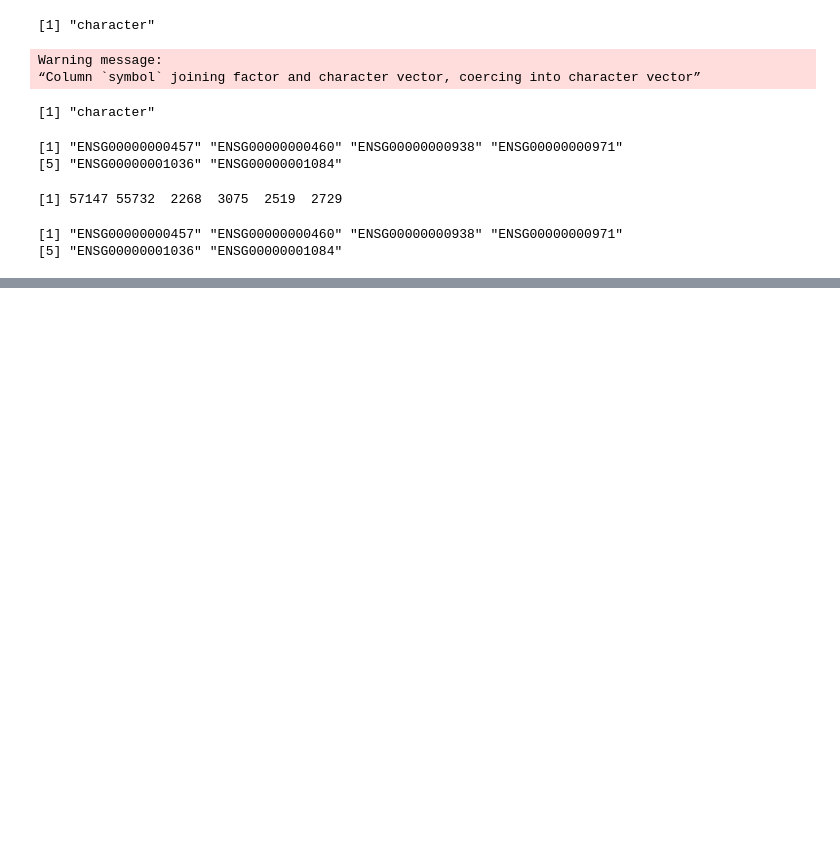
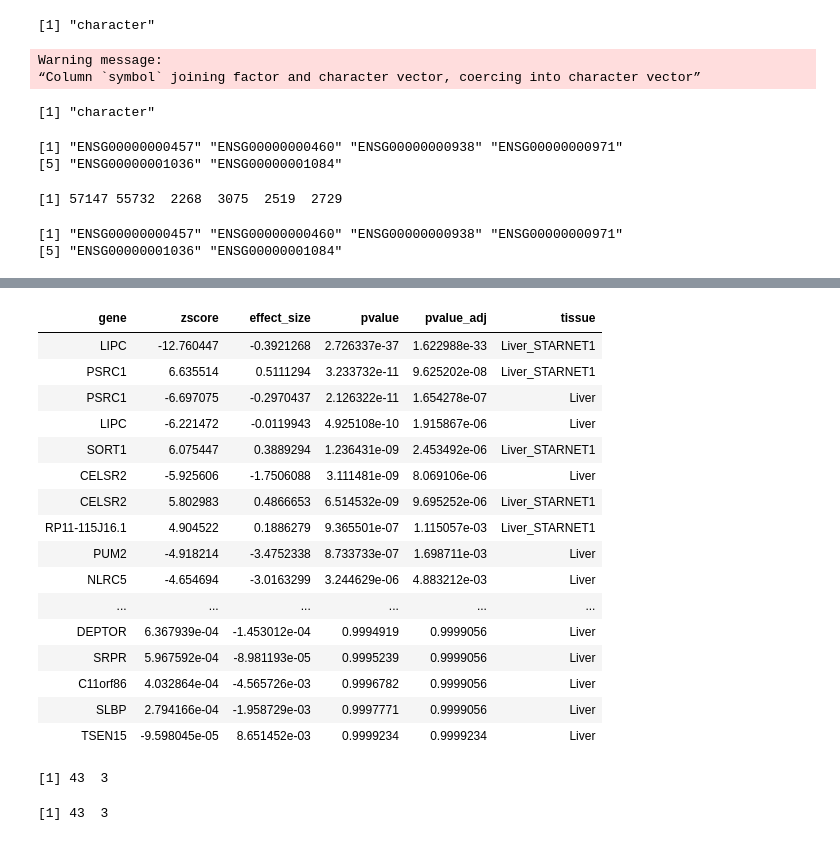
Before and after one commit to Joker-Jerome/dr_multiomics, a Jupyter notebook: utilities/gene_names.ipynb, the cells around one changed output, grey strips where cells are left out. Drawn from its saved outputs; the diff is of its cells as text; code cells hidden in the pictures; blank space fills up the shorter version.

```diff
--- a/utilities/gene_names.ipynb
+++ b/utilities/gene_names.ipynb
@@ -174,0 +220,28 @@ id_map(grch38$ensgene[4:9], from_ref =, to_ref =  "symbol""ensgene")
+# %%
+
+
+extract_twas_signature <- function(trait_str, test_type) {
+
+    res_vec <- c("Liver.csv", "Liver_STARNET1.csv")
+    twas_dir <- paste0("/ysm-gpfs/pi/zhao-data/zy92/update_utmost/", trait_str, "/", test_type, "/")
+    output_df <- data.frame(gene = character(),
+                            zscore = character(),
+                            effect_size = character(),
+                            pvalue = double(),
+                            pvalue_adj = double(),
+                            tissue = character(),
+                            stringsAsFactors = FALSE)
+
+    for (file_nam in res_vec) {
+        cur_df <- as.data.frame(data.table::fread(paste0(twas_dir, file_nam)))
+        cur_df <- cur_df[complete.cases(cur_df),]
+        cur_df <- cur_df %>%
+            select(gene, zscore, effect_size, pvalue)
+        cur_df$pvalue_adj <- p.adjust(cur_df$pvalue, method = "fdr", n = length(cur_df$pvalue))
+        cur_df$tissue <- unlist(stringr::str_split(file_nam, "\\."))[1]
+
+        output_df <- rbind(output_df, cur_df)
+
+    }
+    return(output_df)
+}
@@ -174,0 +250,7 @@ id_map(grch38$ensgene[4:9], from_ref =, to_ref =  "symbol""ensgene")
+# %%
+trait_str <- "FC"
+test_type <- "single"
+test_df <- extract_twas_signature(trait_str, test_type)
+test_df <- test_df %>%
+    arrange(pvalue_adj)
+head(test_df)
@@ -174,0 +265,20 @@ id_map(grch38$ensgene[4:9], from_ref =, to_ref =  "symbol""ensgene")
+# %%
+test_df
+# %% [output]
+| gene | zscore | effect_size | pvalue | pvalue_adj | tissue |
+| LIPC | -12.760447 | -0.3921268 | 2.726337e-37 | 1.622988e-33 | Liver_STARNET1 |
+| PSRC1 | 6.635514 | 0.5111294 | 3.233732e-11 | 9.625202e-08 | Liver_STARNET1 |
+| PSRC1 | -6.697075 | -0.2970437 | 2.126322e-11 | 1.654278e-07 | Liver |
+| LIPC | -6.221472 | -0.0119943 | 4.925108e-10 | 1.915867e-06 | Liver |
+| SORT1 | 6.075447 | 0.3889294 | 1.236431e-09 | 2.453492e-06 | Liver_STARNET1 |
+| CELSR2 | -5.925606 | -1.7506088 | 3.111481e-09 | 8.069106e-06 | Liver |
+| CELSR2 | 5.802983 | 0.4866653 | 6.514532e-09 | 9.695252e-06 | Liver_STARNET1 |
+| RP11-115J16.1 | 4.904522 | 0.1886279 | 9.365501e-07 | 1.115057e-03 | Liver_STARNET1 |
+| PUM2 | -4.918214 | -3.4752338 | 8.733733e-07 | 1.698711e-03 | Liver |
+| NLRC5 | -4.654694 | -3.0163299 | 3.244629e-06 | 4.883212e-03 | Liver |
+| ... | ... | ... | ... | ... | ... |
+| DEPTOR | 6.367939e-04 | -1.453012e-04 | 0.9994919 | 0.9999056 | Liver |
+| SRPR | 5.967592e-04 | -8.981193e-05 | 0.9995239 | 0.9999056 | Liver |
+| C11orf86 | 4.032864e-04 | -4.565726e-03 | 0.9996782 | 0.9999056 | Liver |
+| SLBP | 2.794166e-04 | -1.958729e-03 | 0.9997771 | 0.9999056 | Liver |
+| TSEN15 | -9.598045e-05 | 8.651452e-03 | 0.9999234 | 0.9999234 | Liver |
@@ -174,0 +303,6 @@ id_map(grch38$ensgene[4:9], from_ref =, to_ref =  "symbol""ensgene")
+# %%
+dim(res)
+dim(res_external)
+# %% [output]
+[1] 43  3
+[1] 43  3
```
Also changed, not shown: parts of 42 cells of this notebook, 3 other files.
